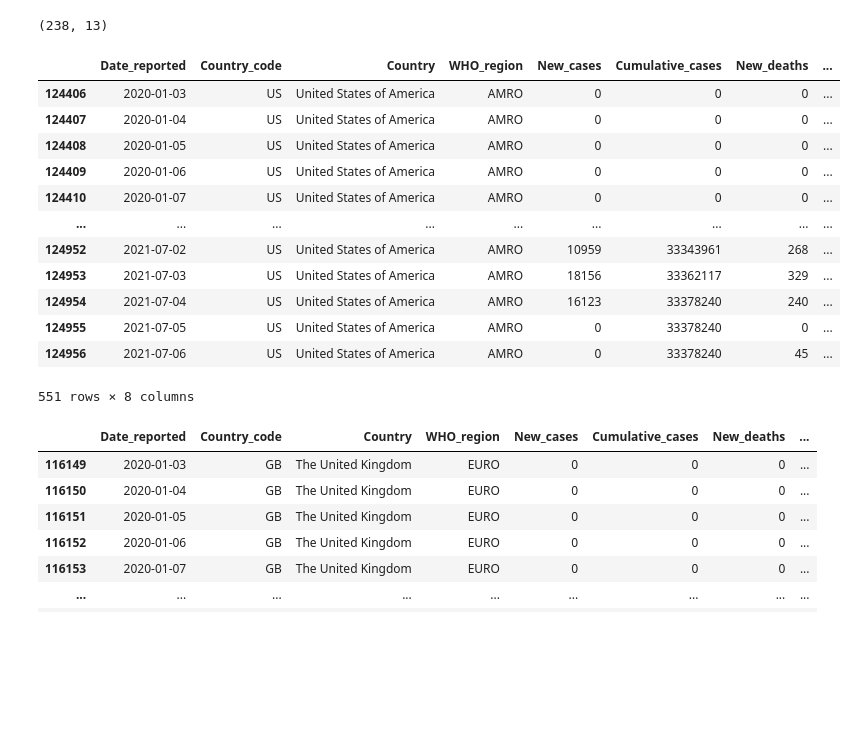
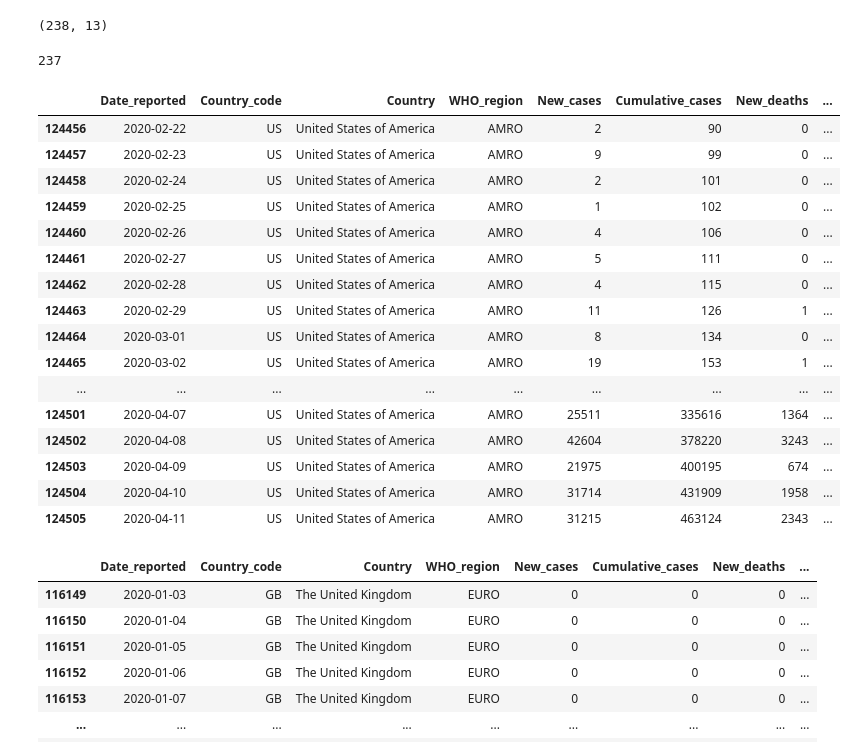
Before and after one commit to Axirts/team_dolphin_grey, a Jupyter notebook: code/data_cleaning.ipynb, the cells around one changed output. Cells and saved outputs as stored; diff of their text form; code cells hidden in the pictures; blank space fills up the shorter version.

```diff
--- a/code/data_cleaning.ipynb
+++ b/code/data_cleaning.ipynb
@@ -25,22 +25,30 @@ covid.shape
 covid_data.shape
 # %% [output]
 (238, 13)
+# %%
+len(covid['Country'].unique())
+# %% [output]
+237
 # %%
-covid[covid['Country']=='United States of America']
+covid[covid['Country']=='United States of America'][50::].head(50)
 # %% [output]
 |  | Date_reported | Country_code | Country | WHO_region | New_cases | Cumulative_cases | New_deaths | ... |
-| 124406 | 2020-01-03 | US | United States of America | AMRO | 0 | 0 | 0 | ... |
-| 124407 | 2020-01-04 | US | United States of America | AMRO | 0 | 0 | 0 | ... |
-| 124408 | 2020-01-05 | US | United States of America | AMRO | 0 | 0 | 0 | ... |
-| 124409 | 2020-01-06 | US | United States of America | AMRO | 0 | 0 | 0 | ... |
-| 124410 | 2020-01-07 | US | United States of America | AMRO | 0 | 0 | 0 | ... |
+| 124456 | 2020-02-22 | US | United States of America | AMRO | 2 | 90 | 0 | ... |
+| 124457 | 2020-02-23 | US | United States of America | AMRO | 9 | 99 | 0 | ... |
+| 124458 | 2020-02-24 | US | United States of America | AMRO | 2 | 101 | 0 | ... |
+| 124459 | 2020-02-25 | US | United States of America | AMRO | 1 | 102 | 0 | ... |
+| 124460 | 2020-02-26 | US | United States of America | AMRO | 4 | 106 | 0 | ... |
+| 124461 | 2020-02-27 | US | United States of America | AMRO | 5 | 111 | 0 | ... |
+| 124462 | 2020-02-28 | US | United States of America | AMRO | 4 | 115 | 0 | ... |
+| 124463 | 2020-02-29 | US | United States of America | AMRO | 11 | 126 | 1 | ... |
+| 124464 | 2020-03-01 | US | United States of America | AMRO | 8 | 134 | 0 | ... |
+| 124465 | 2020-03-02 | US | United States of America | AMRO | 19 | 153 | 1 | ... |
 | ... | ... | ... | ... | ... | ... | ... | ... | ... |
-| 124952 | 2021-07-02 | US | United States of America | AMRO | 10959 | 33343961 | 268 | ... |
-| 124953 | 2021-07-03 | US | United States of America | AMRO | 18156 | 33362117 | 329 | ... |
-| 124954 | 2021-07-04 | US | United States of America | AMRO | 16123 | 33378240 | 240 | ... |
-| 124955 | 2021-07-05 | US | United States of America | AMRO | 0 | 33378240 | 0 | ... |
-| 124956 | 2021-07-06 | US | United States of America | AMRO | 0 | 33378240 | 45 | ... |
+| 124501 | 2020-04-07 | US | United States of America | AMRO | 25511 | 335616 | 1364 | ... |
+| 124502 | 2020-04-08 | US | United States of America | AMRO | 42604 | 378220 | 3243 | ... |
+| 124503 | 2020-04-09 | US | United States of America | AMRO | 21975 | 400195 | 674 | ... |
+| 124504 | 2020-04-10 | US | United States of America | AMRO | 31714 | 431909 | 1958 | ... |
+| 124505 | 2020-04-11 | US | United States of America | AMRO | 31215 | 463124 | 2343 | ... |
-551 rows × 8 columns
 # %%
 covid[covid['Country']=='The United Kingdom']
 # %% [output]
```
Also changed, not shown: 1 other file.
